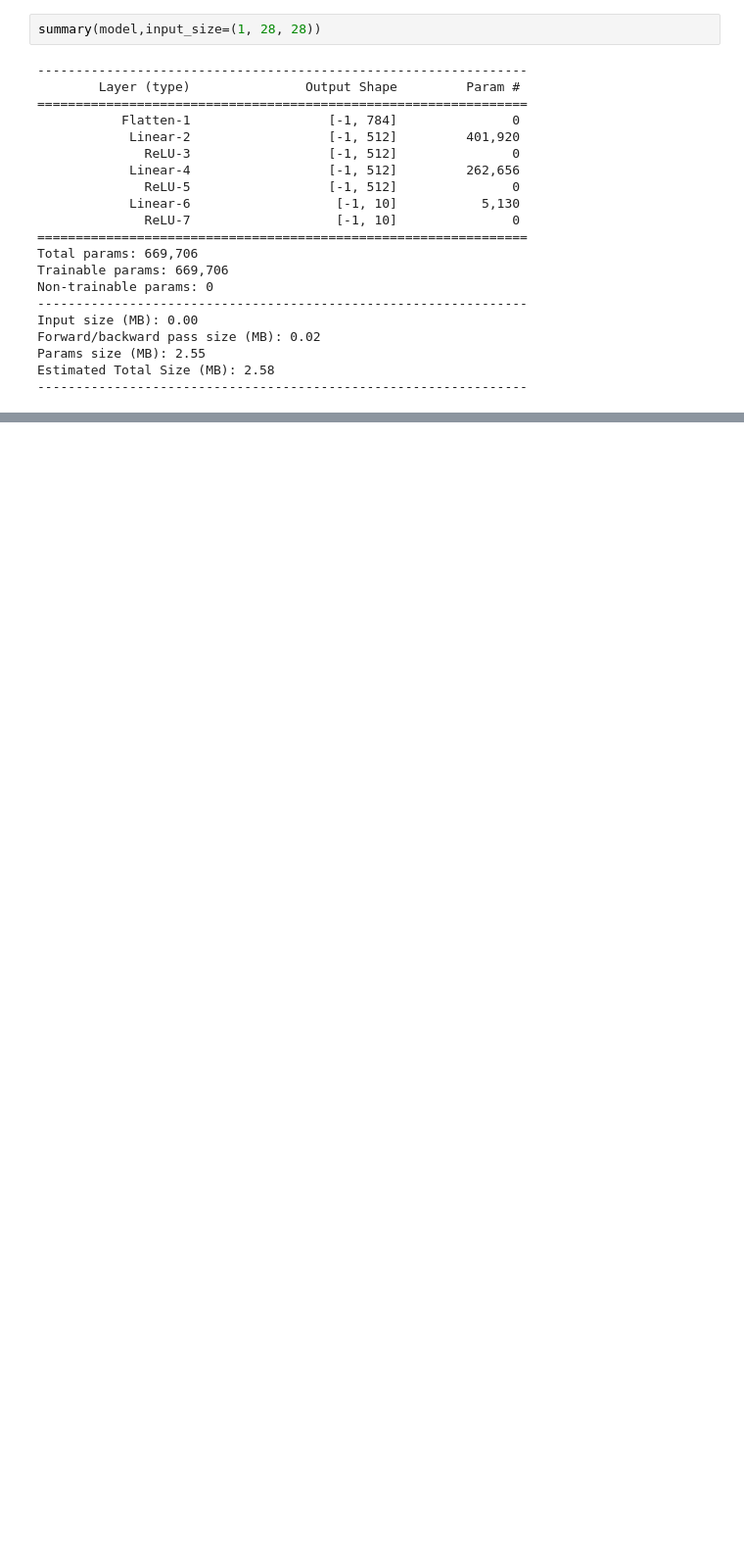
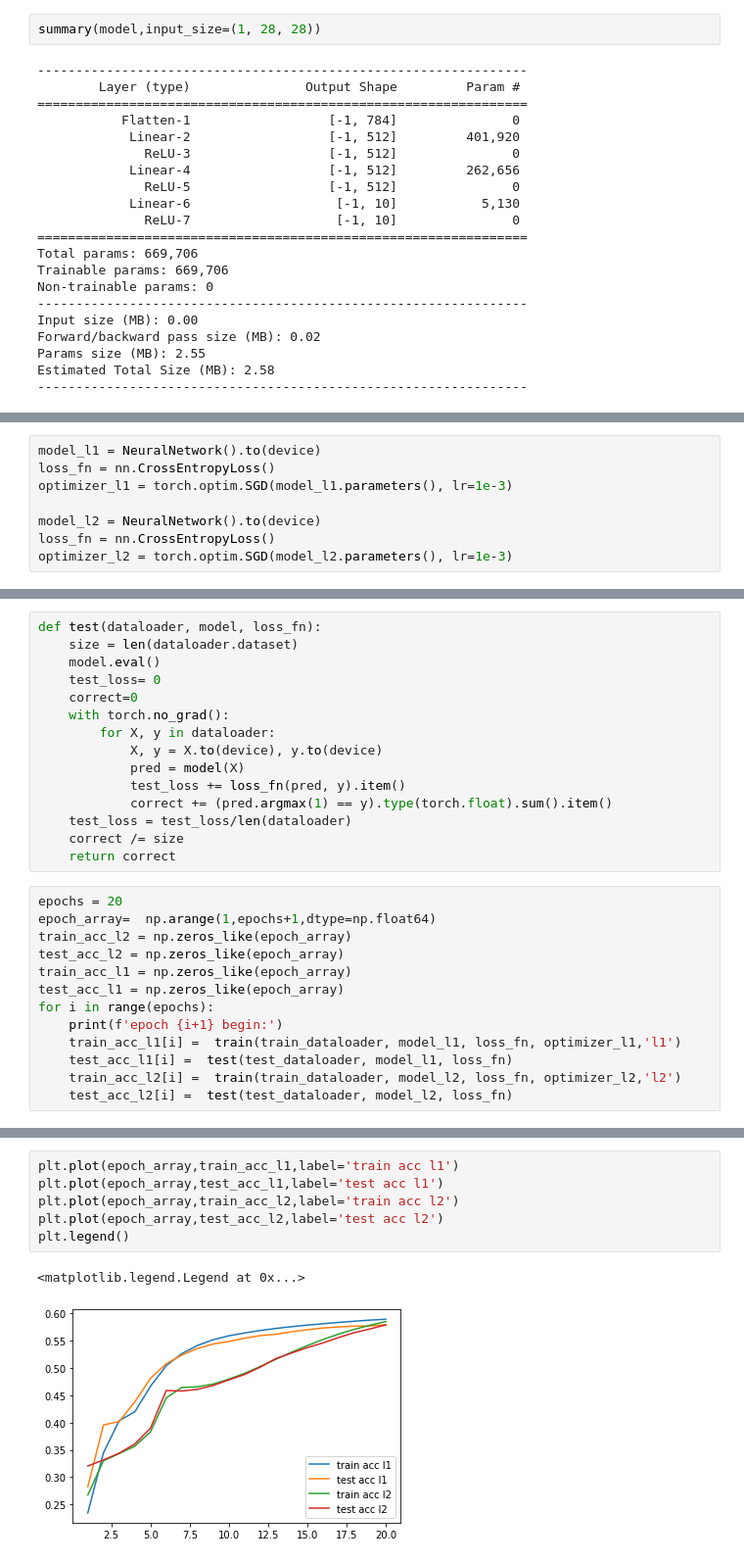
Before and after one commit to skywateryang/Pytorch-beginner, a Jupyter notebook: 四、构建模型.ipynb, the cells around one changed output, grey strips where cells are left out. Shown at 98% size. Saved outputs shown, nothing was run; the diff lists cells and outputs as text; blank space fills up the shorter version.

```diff
--- a/四、构建模型.ipynb
+++ b/四、构建模型.ipynb
@@ -183,0 +458,8 @@ Estimated Total Size (MB): 2.58
+# %%
+model_l1 = NeuralNetwork().to(device)
+loss_fn = nn.CrossEntropyLoss()
+optimizer_l1 = torch.optim.SGD(model_l1.parameters(), lr=1e-3)
+
+model_l2 = NeuralNetwork().to(device)
+loss_fn = nn.CrossEntropyLoss()
+optimizer_l2 = torch.optim.SGD(model_l2.parameters(), lr=1e-3)
@@ -183,0 +496,28 @@ Estimated Total Size (MB): 2.58
+# %%
+def test(dataloader, model, loss_fn):
+    size = len(dataloader.dataset)
+    model.eval()
+    test_loss= 0
+    correct=0
+    with torch.no_grad():
+        for X, y in dataloader:
+            X, y = X.to(device), y.to(device)
+            pred = model(X)
+            test_loss += loss_fn(pred, y).item()
+            correct += (pred.argmax(1) == y).type(torch.float).sum().item()
+    test_loss = test_loss/len(dataloader)
+    correct /= size
+    return correct
+# %%
+epochs = 20
+epoch_array=  np.arange(1,epochs+1,dtype=np.float64)
+train_acc_l2 = np.zeros_like(epoch_array)
+test_acc_l2 = np.zeros_like(epoch_array)
+train_acc_l1 = np.zeros_like(epoch_array)
+test_acc_l1 = np.zeros_like(epoch_array)
+for i in range(epochs):
+    print(f'epoch {i+1} begin:')
+    train_acc_l1[i] =  train(train_dataloader, model_l1, loss_fn, optimizer_l1,'l1')
+    test_acc_l1[i] =  test(test_dataloader, model_l1, loss_fn)
+    train_acc_l2[i] =  train(train_dataloader, model_l2, loss_fn, optimizer_l2,'l2')
+    test_acc_l2[i] =  test(test_dataloader, model_l2, loss_fn)
@@ -183,0 +545,9 @@ Estimated Total Size (MB): 2.58
+# %%
+plt.plot(epoch_array,train_acc_l1,label='train acc l1')
+plt.plot(epoch_array,test_acc_l1,label='test acc l1')
+plt.plot(epoch_array,train_acc_l2,label='train acc l2')
+plt.plot(epoch_array,test_acc_l2,label='test acc l2')
+plt.legend()
+# %% [output]
+<matplotlib.legend.Legend at 0x...>
+[figure, added]
```
Also changed, not shown: parts of 29 cells of this notebook, 10 other files.
